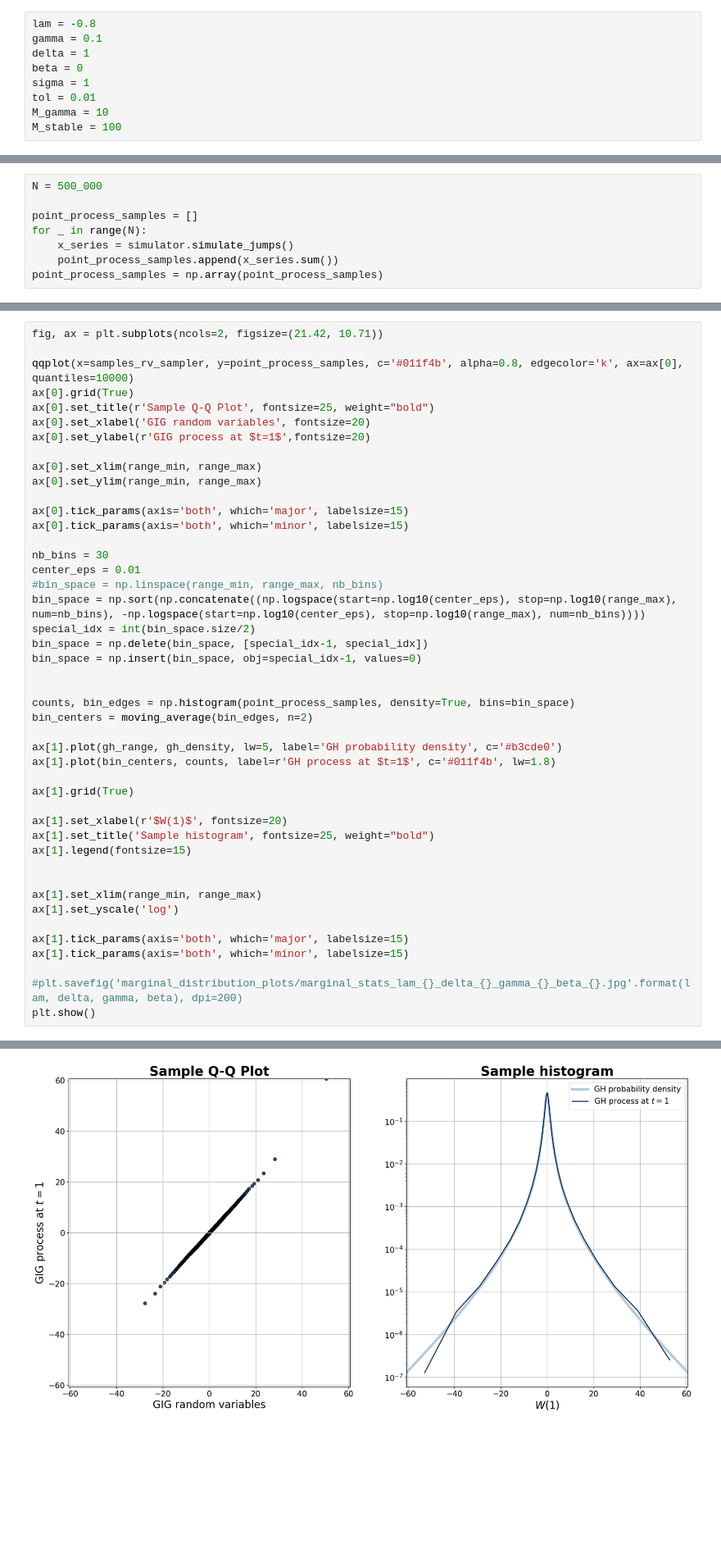
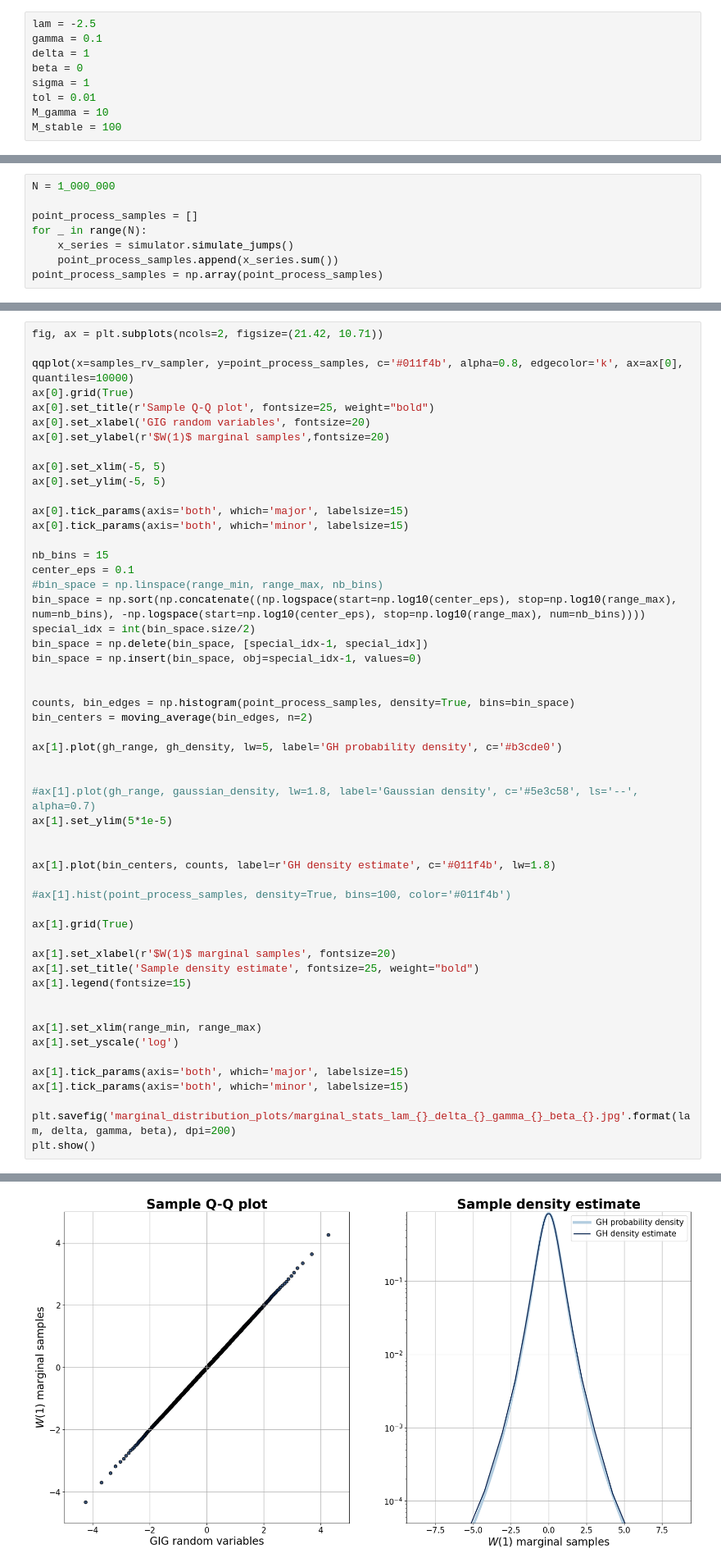
Before and after one commit to yamankindap/gh-levy-simulation, a Jupyter notebook: simulation.ipynb, the cells around one changed output, grey strips where cells are left out. Shown: that part at 82% size. Saved outputs shown, nothing was run; the diff lists cells and outputs as text; blank space fills up the shorter version.

```diff
--- a/simulation.ipynb
+++ b/simulation.ipynb
@@ -87,7 +89,7 @@ def moving_average(a, n) :
     ret[n:] = ret[n:] - ret[:-n]
     return ret[n - 1:] / n
 # %%
-lam = -0.8
+lam = -2.5
 gamma = 0.1
 delta = 1
 beta = 0
@@ -102,7 +104,7 @@ The tolerance parameter of the adaptive truncation process is set to 0.01
 Simulation method is set to improved version.
 Residual approximation method is set to lower bounding method.
 # %%
-N = 500_000
+N = 1_000_000
 
 point_process_samples = []
 for _ in range(N):
@@ -128,49 +139,57 @@ fig, ax = plt.subplots(ncols=2, figsize=(21.42, 10.71))
 
 qqplot(x=samples_rv_sampler, y=point_process_samples, c='#011f4b', alpha=0.8, edgecolor='k', ax=ax[0], quantiles=10000)
 ax[0].grid(True)
-ax[0].set_title(r'Sample Q-Q Plot', fontsize=25, weight="bold")
+ax[0].set_title(r'Sample Q-Q plot', fontsize=25, weight="bold")
 ax[0].set_xlabel('GIG random variables', fontsize=20)
-ax[0].set_ylabel(r'GIG process at $t=1$',fontsize=20)
+ax[0].set_ylabel(r'$W(1)$ marginal samples',fontsize=20)
 
-ax[0].set_xlim(range_min, range_max)
-ax[0].set_ylim(range_min, range_max)
+ax[0].set_xlim(-5, 5)
+ax[0].set_ylim(-5, 5)
 
 ax[0].tick_params(axis='both', which='major', labelsize=15)
 ax[0].tick_params(axis='both', which='minor', labelsize=15)
 
-nb_bins = 30
-center_eps = 0.01
+nb_bins = 15
+center_eps = 0.1
 #bin_space = np.linspace(range_min, range_max, nb_bins)
 bin_space = np.sort(np.concatenate((np.logspace(start=np.log10(center_eps), stop=np.log10(range_max), num=nb_bins), -np.logspace(start=np.log10(center_eps), stop=np.log10(range_max), num=nb_bins))))
 special_idx = int(bin_space.size/2)
 bin_space = np.delete(bin_space, [special_idx-1, special_idx])
 bin_space = np.insert(bin_space, obj=special_idx-1, values=0)
 
 
 counts, bin_edges = np.histogram(point_process_samples, density=True, bins=bin_space)
 bin_centers = moving_average(bin_edges, n=2)
 
 ax[1].plot(gh_range, gh_density, lw=5, label='GH probability density', c='#b3cde0')
-ax[1].plot(bin_centers, counts, label=r'GH process at $t=1$', c='#011f4b', lw=1.8)
+
+
+#ax[1].plot(gh_range, gaussian_density, lw=1.8, label='Gaussian density', c='#5e3c58', ls='--', alpha=0.7)
+ax[1].set_ylim(5*1e-5)
+
+
+ax[1].plot(bin_centers, counts, label=r'GH density estimate', c='#011f4b', lw=1.8)
+
+#ax[1].hist(point_process_samples, density=True, bins=100, color='#011f4b')
 
 ax[1].grid(True)
 
-ax[1].set_xlabel(r'$W(1)$', fontsize=20)
-ax[1].set_title('Sample histogram', fontsize=25, weight="bold")
+ax[1].set_xlabel(r'$W(1)$ marginal samples', fontsize=20)
+ax[1].set_title('Sample density estimate', fontsize=25, weight="bold")
 ax[1].legend(fontsize=15)
 
 
 ax[1].set_xlim(range_min, range_max)
 ax[1].set_yscale('log')
 
 ax[1].tick_params(axis='both', which='major', labelsize=15)
 ax[1].tick_params(axis='both', which='minor', labelsize=15)
 
-#plt.savefig('marginal_distribution_plots/marginal_stats_lam_{}_delta_{}_gamma_{}_beta_{}.jpg'.format(lam, delta, gamma, beta), dpi=200)
+plt.savefig('marginal_distribution_plots/marginal_stats_lam_{}_delta_{}_gamma_{}_beta_{}.jpg'.format(lam, delta, gamma, beta), dpi=200)
 plt.show()
 # %% [output]
 Users of the modes 'nearest', 'lower', 'higher', or 'midpoint' are encouraged to review the method they used. (Deprecated NumPy 1.22)
   x_quantiles = np.quantile(x, quantiles, interpolation=interpolation)
 Users of the modes 'nearest', 'lower', 'higher', or 'midpoint' are encouraged to review the method they used. (Deprecated NumPy 1.22)
   y_quantiles = np.quantile(y, quantiles, interpolation=interpolation)
-[figure, old version]
+[figure, new version]
```
Also changed, not shown: parts of 3 cells of this notebook, 4 other files.
